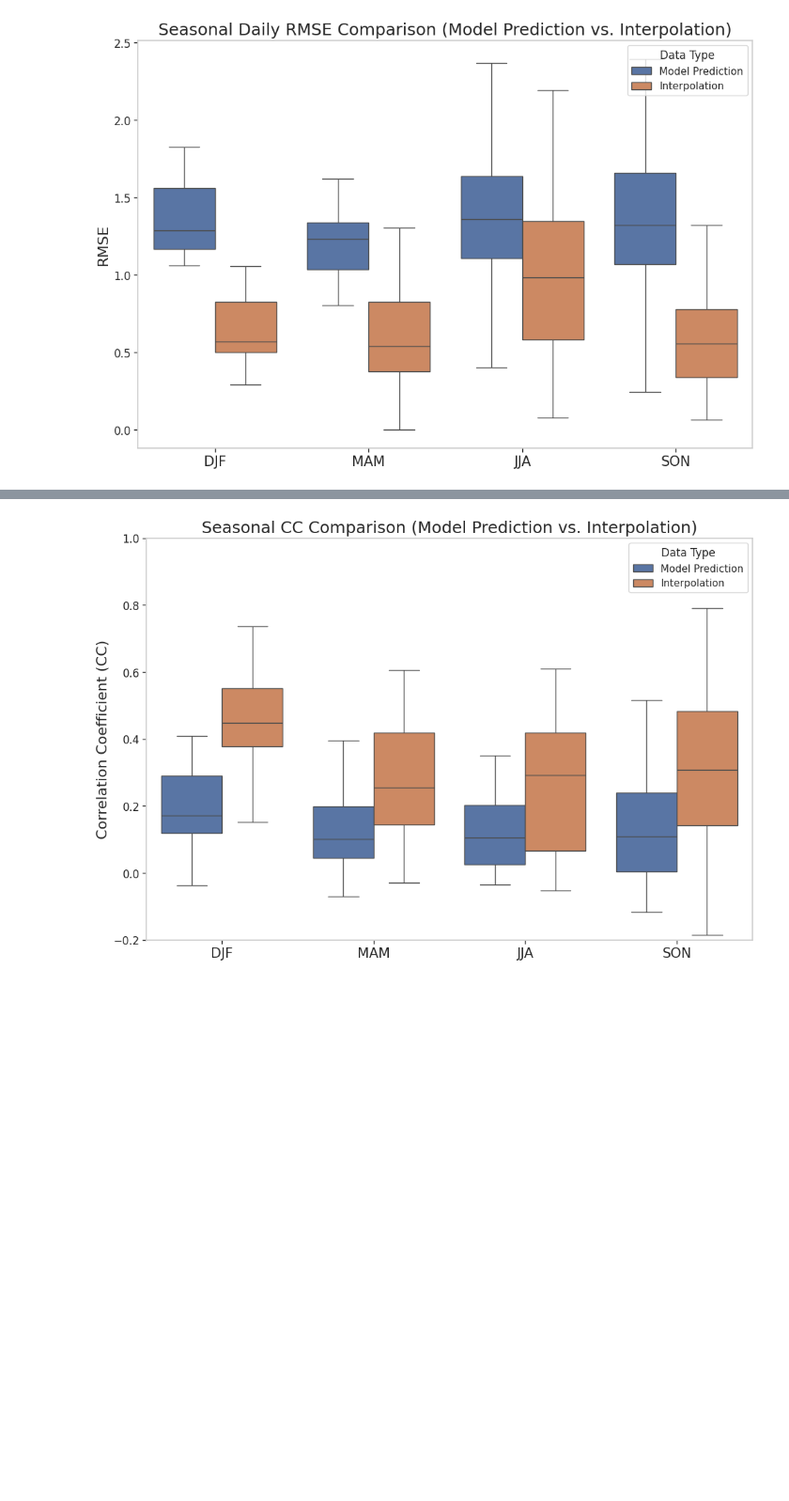
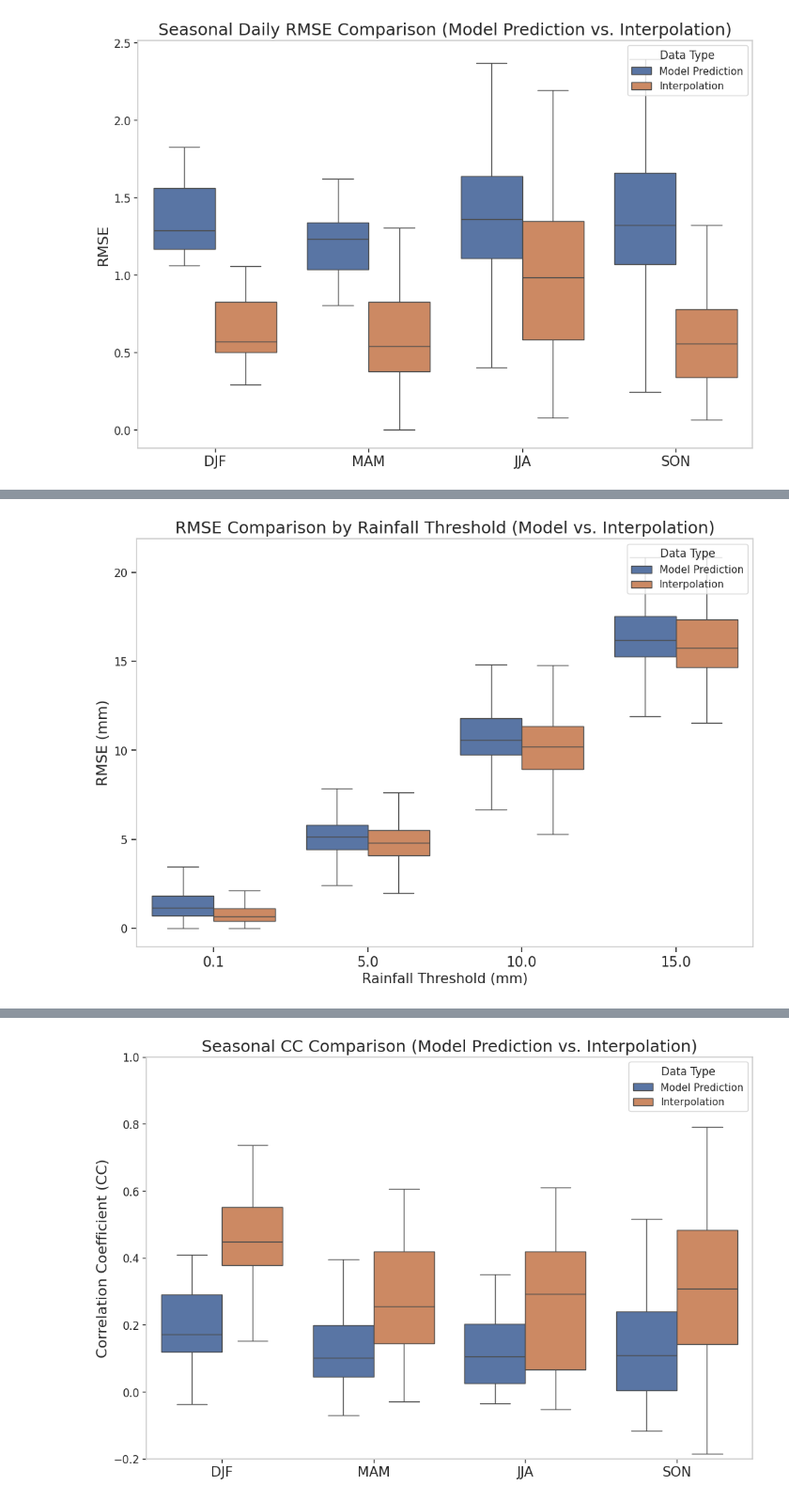
Before and after one commit to masak1112/precipitation_downscaling, a Jupyter notebook: precipitation_downscaling-bing_issue09_bias_correction/RMSE_AND_CC.ipynb, the cells around one changed output, grey strips where cells are left out. Shown at 94% size. Drawn from its saved outputs; the diff is of its cells as text; code cells hidden in the pictures; blank space fills up the shorter version.

```diff
--- a/precipitation_downscaling-bing_issue09_bias_correction/RMSE_AND_CC.ipynb
+++ b/precipitation_downscaling-bing_issue09_bias_correction/RMSE_AND_CC.ipynb
@@ -114,0 +101,93 @@ plt.show()
+# %%
+import xarray as xr
+import numpy as np
+import pandas as pd
+import matplotlib.pyplot as plt
+import seaborn as sns
+from sklearn.utils import resample
+
+# 加载数据集
+ds = xr.open_dataset("/cpfs01/projects-HDD/cfff-4a8d9af84f66_HDD/public/ShiXiSheng/yzy/yzy_results/ex31_7_onestepwgan_cri5_1000_0_l1_aheadtop_10_180epoch_addprecipnorm/prcp_downs_wgan_year_2020.nc")
+
+# 提取变量
+fcst = ds['fcst'].values  # 模型预测结果
+hr = ds['hr'].values      # 高分辨率雷达观测
+inter = ds['inter'].values  # 双三线插值结果
+time = pd.to_datetime(ds['time'].values)  # 时间坐标
+
+# 降水强度阈值列表
+grade_list = [0.1, 5, 10, 15]
+
+# 计算逐时间片的 RMSE
+def calculate_rmse_by_threshold(fcst, hr, grade_list):
+    rmse_dict = {grade: [] for grade in grade_list}  # 按阈值存储 RMSE 结果
+
+    # 遍历每个时间片，计算不同降水强度下的 RMSE
+    for i in range(hr.shape[0]):
+        hr_data = hr[i].flatten()
+        fcst_data = fcst[i].flatten()
+
+        for grade in grade_list:
+            # 只计算超过阈值的降水点的 RMSE
+            mask = hr_data >= grade
+            if np.any(mask):
+                rmse = np.sqrt(np.mean((fcst_data[mask] - hr_data[mask]) ** 2))
+            else:
+                rmse = np.nan  # 如果无降水超过阈值，填充 NaN
+            rmse_dict[grade].append(rmse)
+
+    return rmse_dict
+
+# 计算模型预测和插值的 RMSE
+rmse_fcst = calculate_rmse_by_threshold(fcst, hr, grade_list)
+rmse_inter = calculate_rmse_by_threshold(inter, hr, grade_list)
+
+# **解决长度不一致问题**
+def pad_dict_to_same_length(rmse_dict):
+    max_length = max(len(v) for v in rmse_dict.values())  # 找到最大长度
+    for k, v in rmse_dict.items():
+        if len(v) < max_length:
+            v.extend([np.nan] * (max_length - len(v)))  # 填充 NaN
+    return rmse_dict
+
+# 对 FCST 和 INTER 的字典进行填充
+rmse_fcst = pad_dict_to_same_length(rmse_fcst)
+rmse_inter = pad_dict_to_same_length(rmse_inter)
+
+# 将 RMSE 结果转换为 DataFrame
+df_fcst = pd.DataFrame(rmse_fcst).melt(var_name='Threshold', value_name='RMSE')
+df_fcst['Type'] = 'Model Prediction'
+
+df_inter = pd.DataFrame(rmse_inter).melt(var_name='Threshold', value_name='RMSE')
+df_inter['Type'] = 'Interpolation'
+
+df = pd.concat([df_fcst, df_inter])  # 合并两个结果
+
+# **去除 NaN 以避免绘图错误**
+df = df.dropna(subset=['RMSE'])
+
+# 设置绘图风格
+sns.set(style="whitegrid")
+
+# 绘制箱线图（不同降水阈值下的 RMSE 比较）
+plt.figure(figsize=(12, 8))
+sns.boxplot(x='Threshold', y='RMSE', hue='Type', data=df,
+            showfliers=False)  # 不显示离群点
+
+# 美化图表
+plt.rcParams['font.family'] = 'DejaVu Sans'
+plt.title('RMSE Comparison by Rainfall Threshold (Model vs. Interpolation)', fontsize=18)
+plt.xlabel('Rainfall Threshold (mm)', fontsize=15)
+plt.ylabel('RMSE (mm)', fontsize=16)
+
+plt.xticks(fontsize=15)
+plt.yticks(fontsize=12)
+
+plt.grid(False)
+plt.tick_params(axis='x', which='both', bottom=True, top=False)  # 保留X轴刻度
+plt.tick_params(axis='y', which='both', left=True, right=False)  # 保留Y轴刻度
+
+plt.legend(title='Data Type', loc='upper right')
+plt.show()
+# %% [output]
+[figure, added]
```
Also changed, not shown: parts of 9 cells of this notebook, 5 other files.
